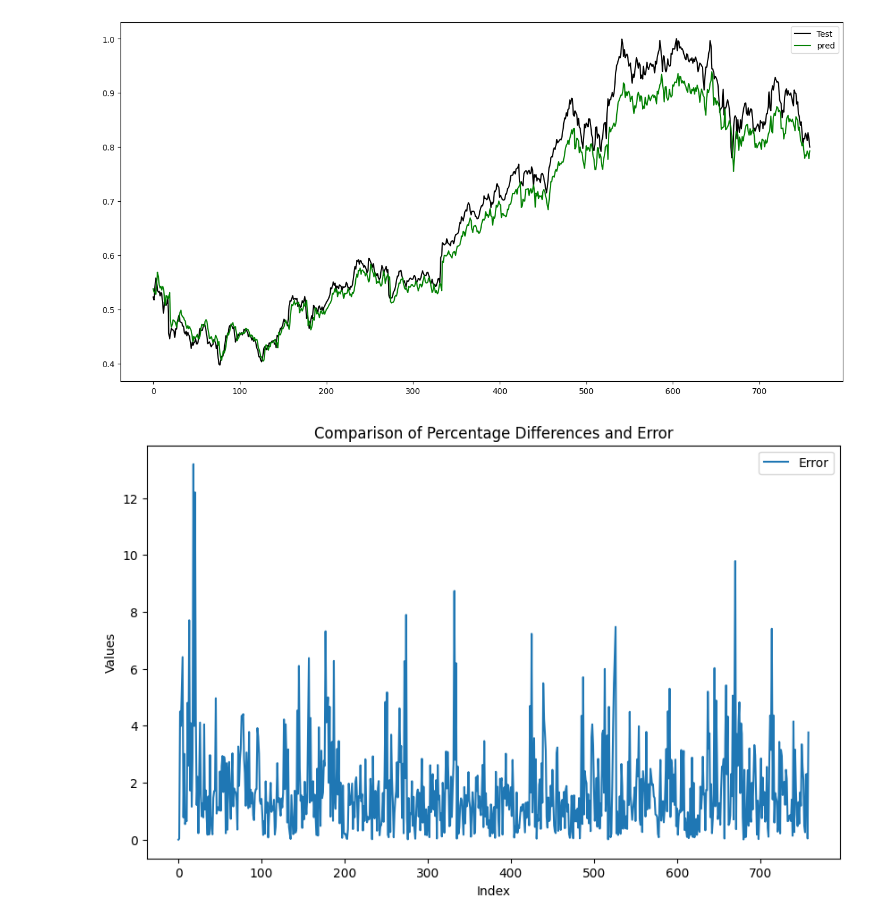
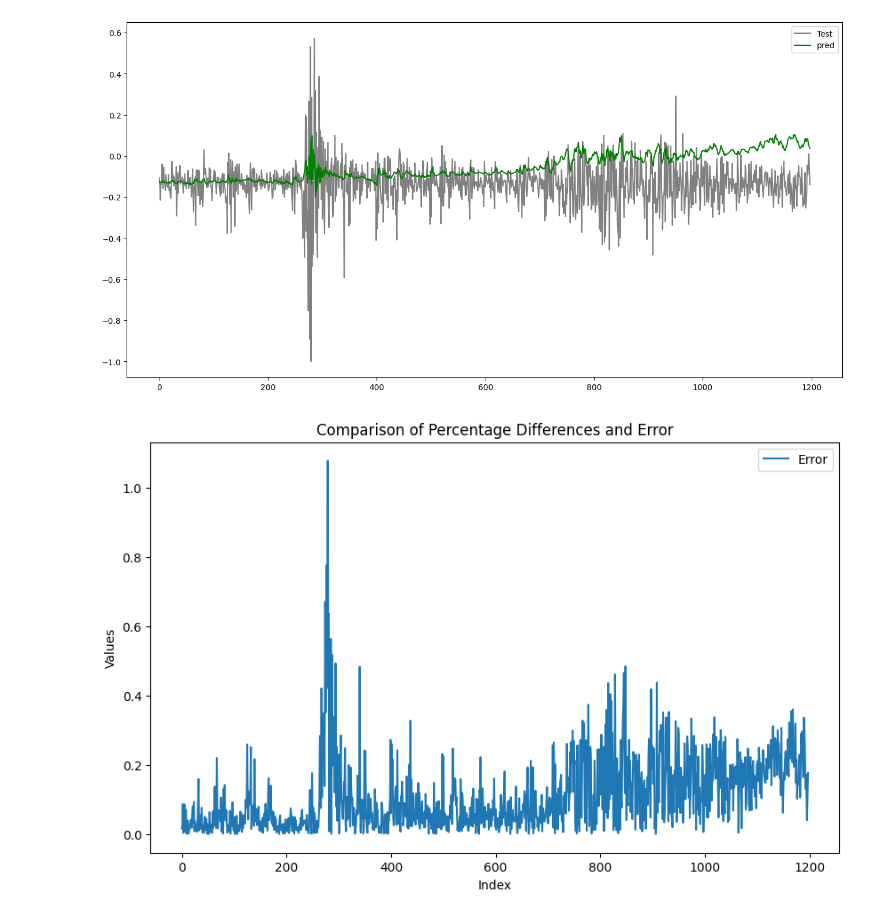
Before and after one commit to vibqetowi/datathon-23, a Jupyter notebook: LSTM_Model.ipynb, the cells around one changed output. Drawn from its saved outputs; the diff is of its cells as text; code cells hidden in the pictures.

```diff
--- a/LSTM_Model.ipynb
+++ b/LSTM_Model.ipynb
@@ -140,0 +154,3 @@ print(data_set_scaled)
+# %%
+SPY_df = add_indicators(SPY_df)
+SPY_df.head()
@@ -192,11 +238,14 @@ print(y.shape)
 # %%
-# split data into train test sets
-splitlimit = int(len(X)*0.8)
-print(splitlimit)
-X_train, X_test = X[:splitlimit], X[splitlimit:]
-y_train, y_test = y[:splitlimit], y[splitlimit:]
-print(X_train.shape)
-print(X_test.shape)
-print(y_train.shape)
-print(y_test.shape)
-print(y_train)
+def split_ml_dataset(X,y):
+    # split data into train test sets
+    splitlimit = int(len(X)*0.8)
+    print('---------------------------------')
+    print(splitlimit)
+    X_train, X_test = X[:splitlimit], X[splitlimit:]
+    y_train, y_test = y[:splitlimit], y[splitlimit:]
+    print(X_train.shape)
+    print(X_test.shape)
+    print(y_train.shape)
+    print(y_test.shape)
+    # print(y_train)
+    return X_train,X_test, y_train, y_test
@@ -248,0 +252,4 @@ Epoch 30/30
+# %%
+
+SPY_X,SPY_y = refit_data_for_ml(SPY_df, 10)
+SPY_Xtrain, SPY_Xtest, SPY_ytrain, SPY_ytest = split_ml_dataset(SPY_X, SPY_y)
@@ -249,5 +337,5 @@ Epoch 30/30
 # %%
-y_pred = model.predict(X_test)
+y_pred = model.predict(SPY_Xtest)
 #y_pred=np.where(y_pred > 0.43, 1,0)
 # for i in range(10):
 #     print(y_pred[i], y_test[i])
@@ -266,30 +344,23 @@ y_pred = model.predict(X_test)
 # %%
 plt.figure(figsize=(16,8))
-plt.plot(y_test, color = 'black', label = 'Test')
+plt.plot(SPY_ytest, color = 'grey', label = 'Test')
 plt.plot(y_pred, color = 'green', label = 'pred')
 plt.legend()
 plt.show()
 # %% [output]
-[figure, old version]
+[figure, new version]
 # %%
 
 # Assuming you already have y_test and y_pred defined
 # Create a DataFrame
 model_test_out_df = pd.DataFrame({
-    'y_test': y_test.flatten(),  # Flattening in case y_test is a multi-dimensional array
+    'SPY_ytest': SPY_ytest.flatten(),  # Flattening in case y_test is a multi-dimensional array
     'y_pred': y_pred.flatten()   # Flattening in case y_pred is a multi-dimensional array
 })
 
-# Calculate percentage difference for y_test and y_pred
-model_test_out_df['pct_diff_y_test'] = model_test_out_df['y_test'].pct_change() * 100
-model_test_out_df['pct_diff_y_pred'] = model_test_out_df['y_pred'].pct_change() * 100
-
-# Handle the first row for percentage difference
-model_test_out_df.iloc[0, model_test_out_df.columns.get_loc('pct_diff_y_test')] = 0
-model_test_out_df.iloc[0, model_test_out_df.columns.get_loc('pct_diff_y_pred')] = 0
 
 # Calculate error between percentage differences
-model_test_out_df['error'] = abs(model_test_out_df['pct_diff_y_test'] - model_test_out_df['pct_diff_y_pred'])
+model_test_out_df['error'] = abs(model_test_out_df.SPY_ytest - model_test_out_df.y_pred)
 
 # Plotting
 plt.figure(figsize=(10, 6))
@@ -302,5 +373,5 @@ plt.title('Comparison of Percentage Differences and Error')
 plt.legend()
 plt.show()
 # %% [output]
-[figure, old version]
+[figure, new version]
 # %%
```
Also changed, not shown: parts of 26 cells of this notebook, 4 other files.
